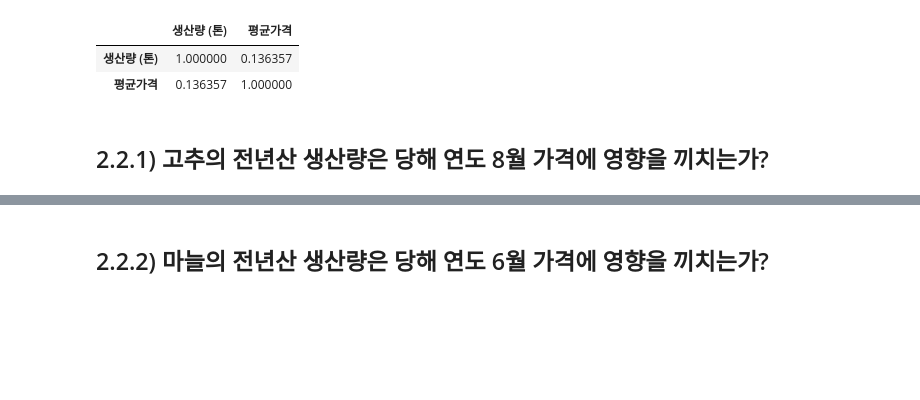
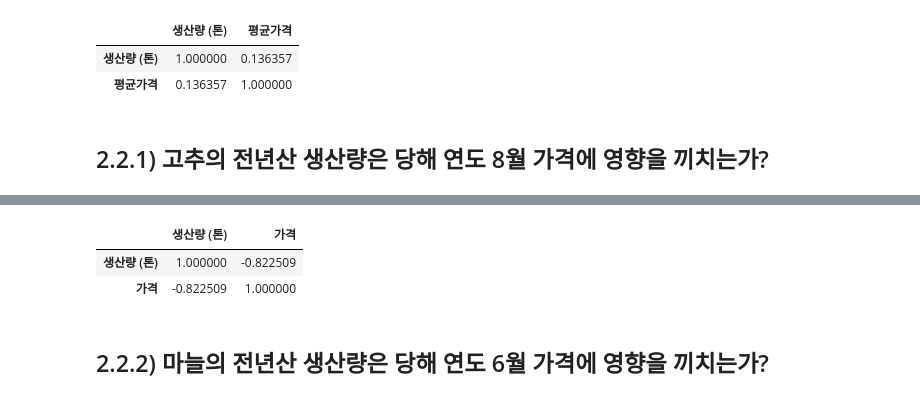
Before and after one commit to Ksejin/MJ_Capstone, a Jupyter notebook: analysis/2_2.ipynb, the cells around one changed output, grey strips where cells are left out. Saved outputs shown, nothing was run; the diff lists cells and outputs as text; code cells hidden in the pictures; blank space fills up the shorter version.

```diff
--- a/analysis/2_2.ipynb
+++ b/analysis/2_2.ipynb
@@ -480,0 +546,4 @@ corr
+# %%
+price_hwa = pepper_hwa_price[pepper_yang_price['월']==8].reset_index() #8월만 추출
+price_hwa = price_hwa.iloc[1:,3].reset_index(drop=True) #2000년을 제외하고 8월가격 추출
+price_hwa
@@ -481,2 +571,13 @@ corr
+# %%
+price_hwa = pd.DataFrame(price_hwa)
+# %%
+data = pd.concat([output, price_hwa], axis=1)
+# %%
+corr = data.corr(method='pearson')
+corr
+# %% [output]
+|  | 생산량 (톤) | 가격 |
+| 생산량 (톤) | 1.000000 | -0.822509 |
+| 가격 | -0.822509 | 1.000000 |
 # %% [markdown]
 <h2>2.2.2) 마늘의 전년산 생산량은 당해 연도 6월 가격에 영향을 끼치는가?</h2>
```
Also changed, not shown: parts of 18 cells of this notebook.
